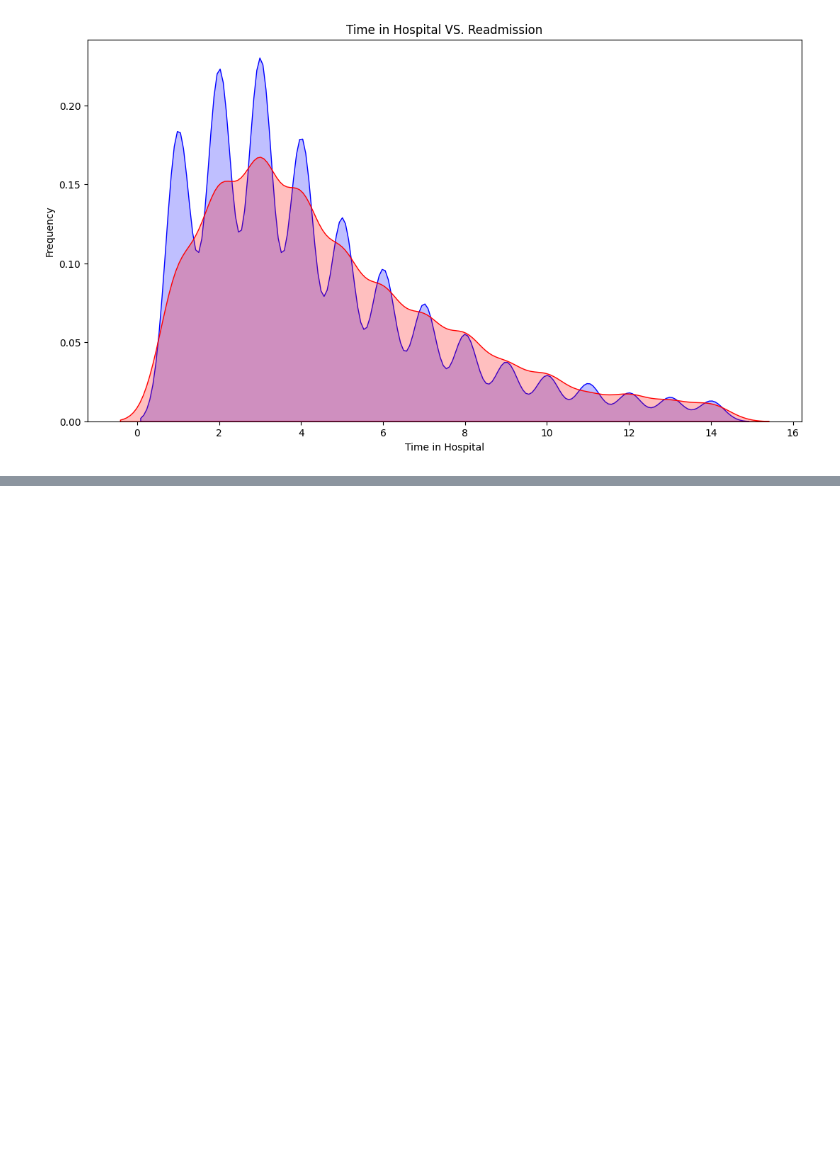
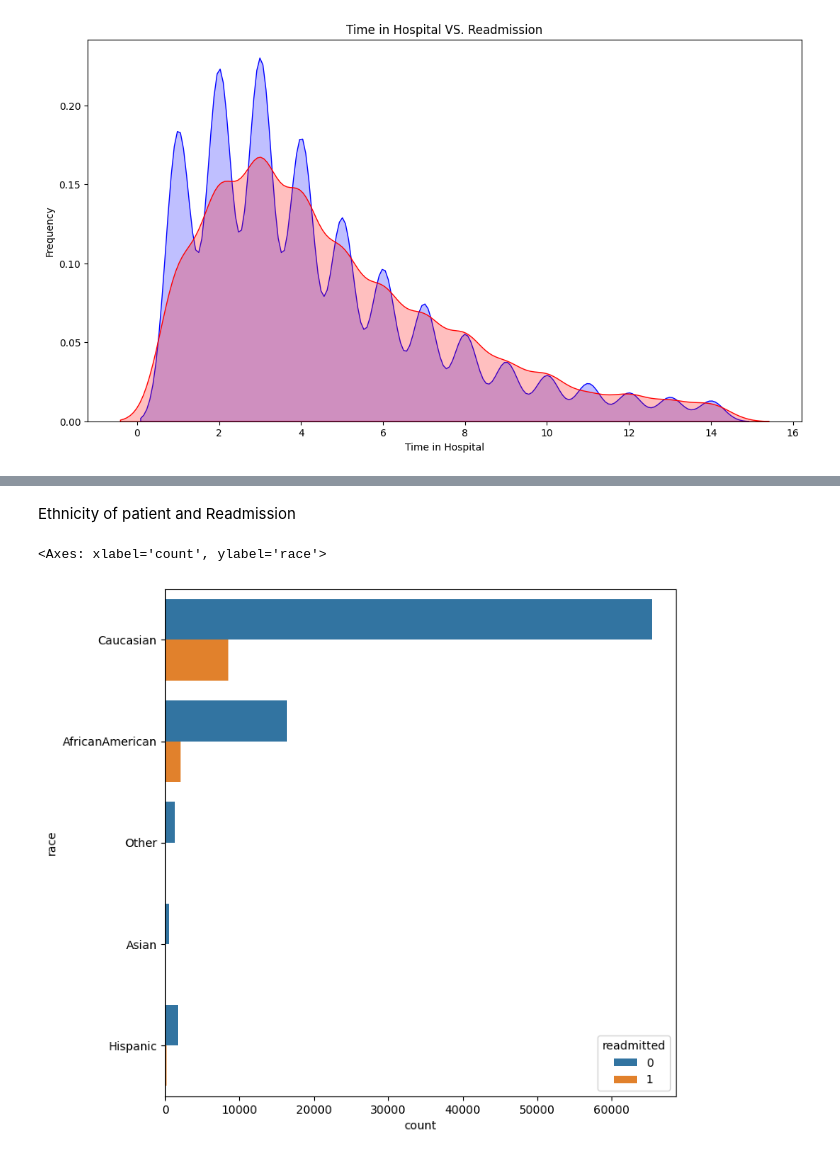
Before and after one commit to Jihyun-Eun/Python-ML-Bio, a Jupyter notebook: Predicting_Hospital_Readmission_with_Diabetes_Dataset.ipynb, the cells around one changed output, grey strips where cells are left out. Drawn from its saved outputs; the diff is of its cells as text; code cells hidden in the pictures; blank space fills up the shorter version.

```diff
--- a/Predicting_Hospital_Readmission_with_Diabetes_Dataset.ipynb
+++ b/Predicting_Hospital_Readmission_with_Diabetes_Dataset.ipynb
@@ -660,0 +669,8 @@ Text(0.5, 1.0, 'Time in Hospital VS. Readmission')
+# %% [markdown]
+Ethnicity of patient and Readmission
+# %%
+fig = plt.figure(figsize=(8,8))
+sns.countplot(y = df['race'], hue = df['readmitted'])
+# %% [output]
+<Axes: xlabel='count', ylabel='race'>
+[figure, added]
```
Also changed, not shown: parts of 19 cells of this notebook.
